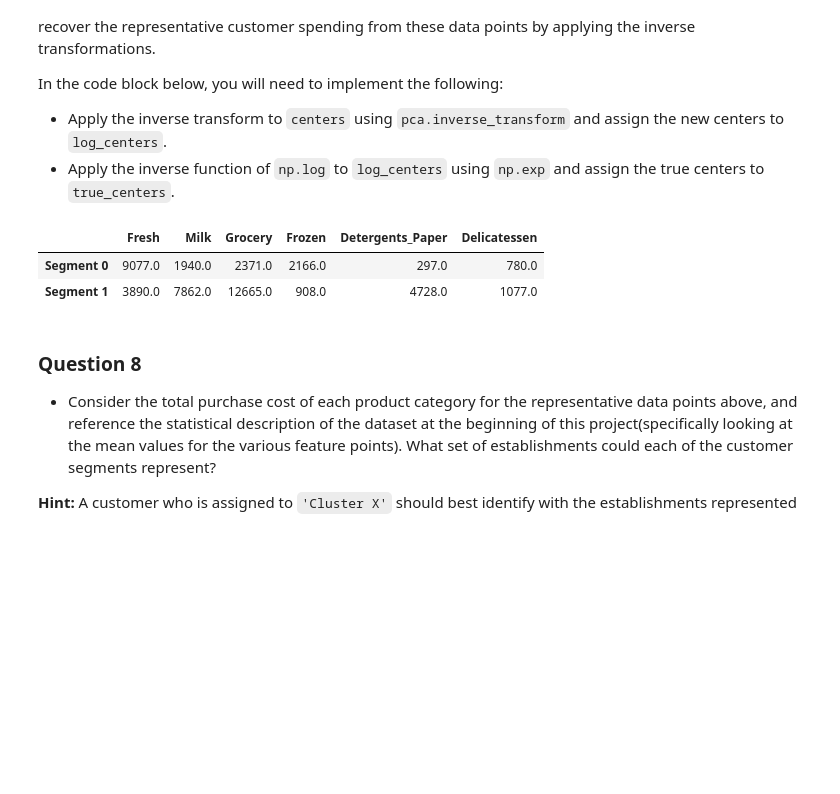
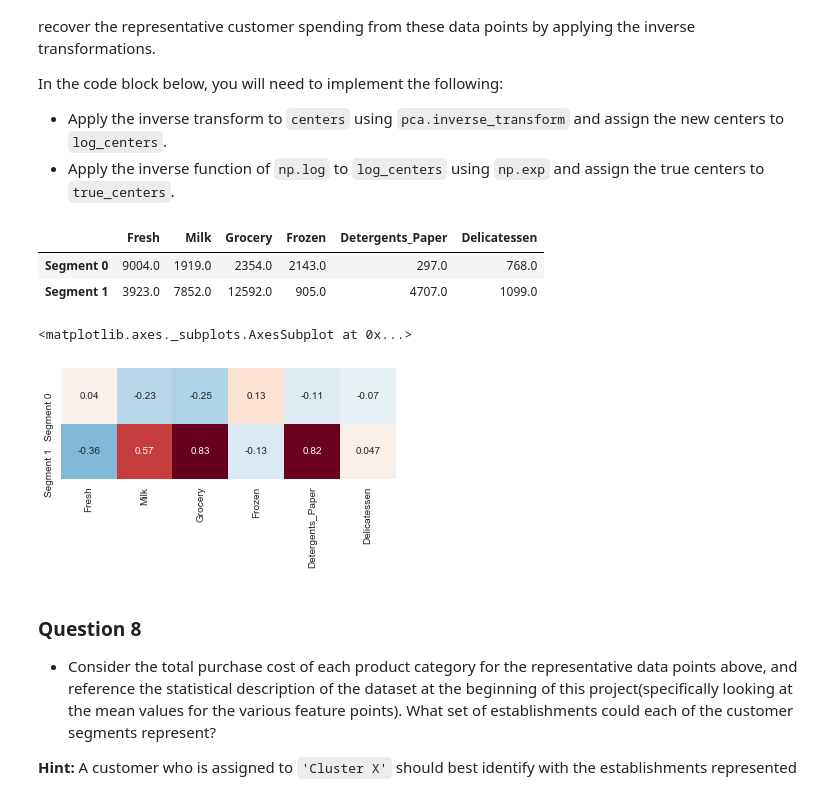
Before and after one commit to BoardzMaster/machine-learning-master, a Jupyter notebook: projects/customer_segments/customer_segments.ipynb, the cells around one changed output. Drawn from its saved outputs; the diff is of its cells as text; code cells hidden in the pictures; blank space fills up the shorter version.

```diff
--- a/projects/customer_segments/customer_segments.ipynb
+++ b/projects/customer_segments/customer_segments.ipynb
@@ -210,10 +233,10 @@ Once you have performed this implementation, the dataset will be stored in the v
 for feature in log_data.keys():
 
     # TODO: Calculate Q1 (25th percentile of the data) for the given feature
-    Q1 = np.percentile(log_data,25)
+    Q1 = np.percentile(log_data[feature],25)
 
     # TODO: Calculate Q3 (75th percentile of the data) for the given feature
-    Q3 = np.percentile(log_data,75)
+    Q3 = np.percentile(log_data[feature],75)
 
     # TODO: Use the interquartile range to calculate an outlier step (1.5 times the interquartile range)
     step = 1.5*(Q3-Q1)
@@ -427,7 +465,7 @@ from sklearn.cluster import KMeans
 from sklearn.metrics import  silhouette_score
 
 # TODO: Apply your clustering algorithm of choice to the reduced data
-clusterer = KMeans(n_clusters=4, random_state=10).fit(reduced_data)
+clusterer = KMeans(n_clusters=2, random_state=10).fit(reduced_data)
 
 # TODO: Predict the cluster for each data point
 preds =  clusterer.predict(reduced_data)
@@ -477,19 +515,24 @@ In the code block below, you will need to implement the following:
 # %%
 # TODO: Inverse transform the centers
 log_centers = pca.inverse_transform(centers)
 
 # TODO: Exponentiate the centers
 true_centers = np.exp(log_centers)
 
 # Display the true centers
 segments = ['Segment {}'.format(i) for i in range(0,len(centers))]
 true_centers = pd.DataFrame(np.round(true_centers), columns = data.keys())
 true_centers.index = segments
 display(true_centers)
+
+sns.heatmap((true_centers-data.median())/data.std(ddof=0),
+            square=True, annot=True, cbar=False)
 # %% [output]
 |  | Fresh | Milk | Grocery | Frozen | Detergents_Paper | Delicatessen |
-| Segment 0 | 9077.0 | 1940.0 | 2371.0 | 2166.0 | 297.0 | 780.0 |
-| Segment 1 | 3890.0 | 7862.0 | 12665.0 | 908.0 | 4728.0 | 1077.0 |
+| Segment 0 | 9004.0 | 1919.0 | 2354.0 | 2143.0 | 297.0 | 768.0 |
+| Segment 1 | 3923.0 | 7852.0 | 12592.0 | 905.0 | 4707.0 | 1099.0 |
+<matplotlib.axes._subplots.AxesSubplot at 0x...>
+[figure, added]
 # %% [markdown]
 ### Question 8
 
```
Also changed, not shown: parts of 15 cells of this notebook, 2 other files.
